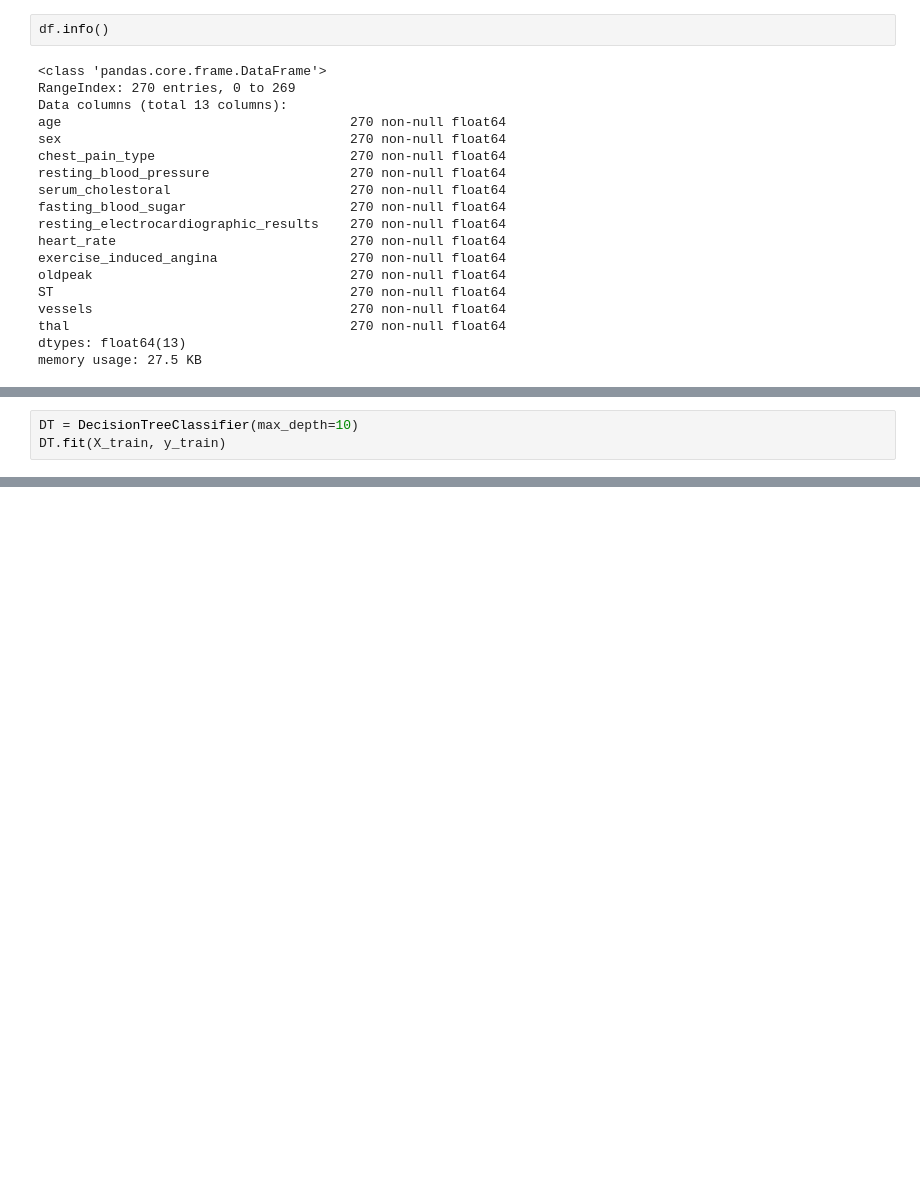
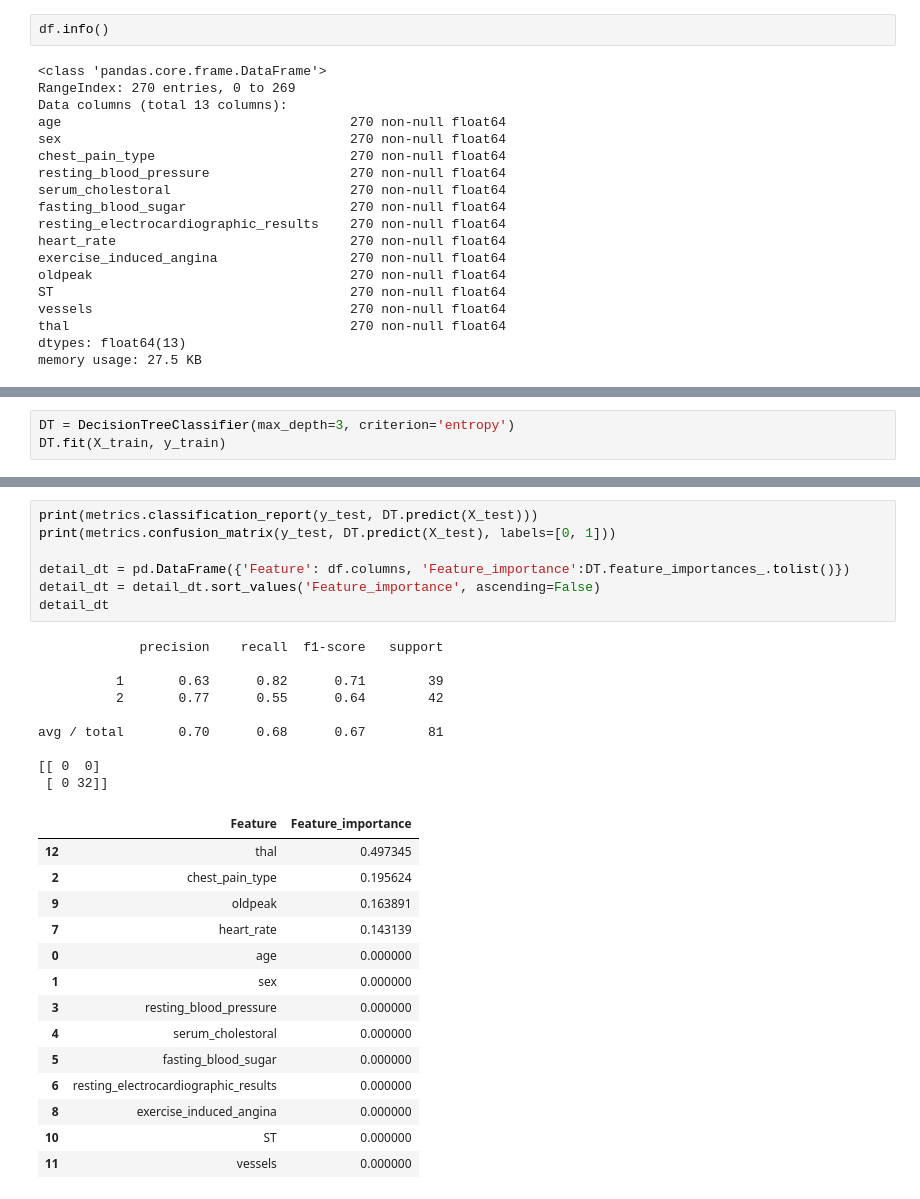
Before and after one commit to HsuSE/AI_HomeWork, a Jupyter notebook: 第三、四周0927, 1004/RFandDT_homework.ipynb, the cells around one changed output, grey strips where cells are left out. Drawn from its saved outputs; the diff is of its cells as text; blank space fills up the shorter version.

```diff
--- a/第三、四周0927, 1004/RFandDT_homework.ipynb
+++ b/第三、四周0927, 1004/RFandDT_homework.ipynb
@@ -124,4 +195,4 @@ graph
 # %%
-DT = DecisionTreeClassifier(max_depth=10)
+DT = DecisionTreeClassifier(max_depth=3, criterion='entropy')
 DT.fit(X_train, y_train)
 # %% [output]
@@ -143,3 +214,34 @@ graph = graphviz.Source(dot_data)
 graph
 # %% [output]
 [drawing not drawn]
+# %%
+print(metrics.classification_report(y_test, DT.predict(X_test)))
+print(metrics.confusion_matrix(y_test, DT.predict(X_test), labels=[0, 1]))
+
+detail_dt = pd.DataFrame({'Feature': df.columns, 'Feature_importance':DT.feature_importances_.tolist()})
+detail_dt = detail_dt.sort_values('Feature_importance', ascending=False)
+detail_dt
+# %% [output]
+             precision    recall  f1-score   support
+
+          1       0.63      0.82      0.71        39
+          2       0.77      0.55      0.64        42
+
+avg / total       0.70      0.68      0.67        81
+
+[[ 0  0]
+ [ 0 32]]
+|  | Feature | Feature_importance |
+| 12 | thal | 0.497345 |
+| 2 | chest_pain_type | 0.195624 |
+| 9 | oldpeak | 0.163891 |
+| 7 | heart_rate | 0.143139 |
+| 0 | age | 0.000000 |
+| 1 | sex | 0.000000 |
+| 3 | resting_blood_pressure | 0.000000 |
+| 4 | serum_cholestoral | 0.000000 |
+| 5 | fasting_blood_sugar | 0.000000 |
+| 6 | resting_electrocardiographic_results | 0.000000 |
+| 8 | exercise_induced_angina | 0.000000 |
+| 10 | ST | 0.000000 |
+| 11 | vessels | 0.000000 |
```
Also changed, not shown: parts of 15 cells of this notebook, 4 other files.
